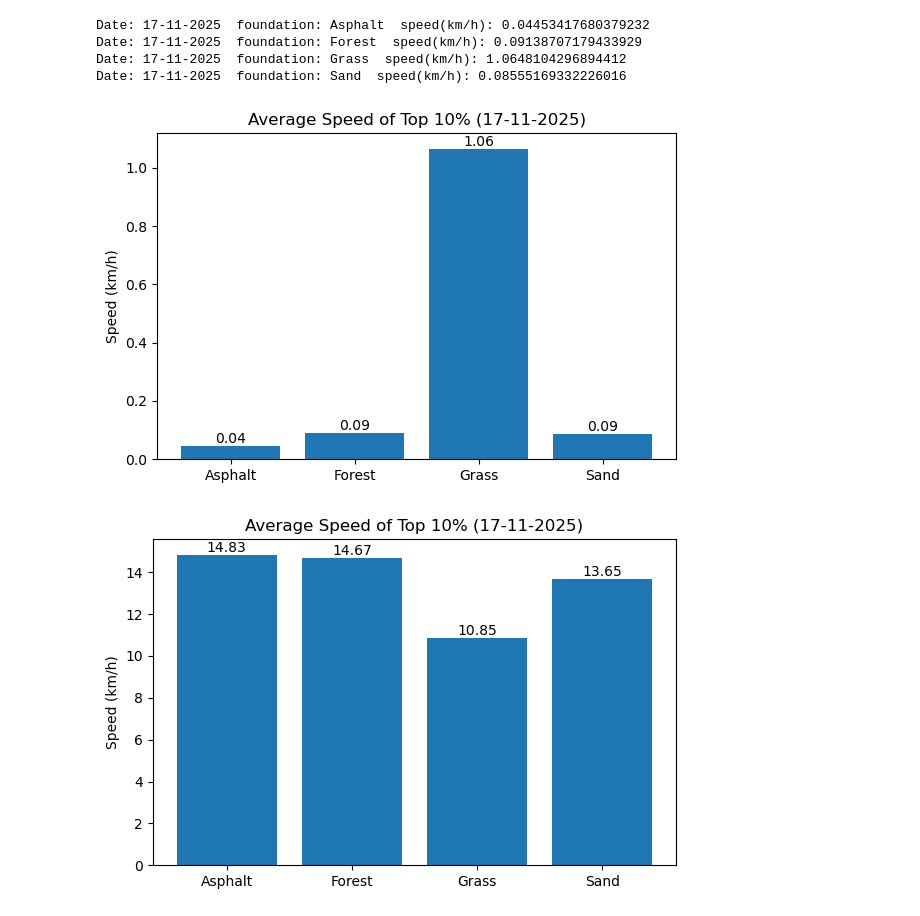
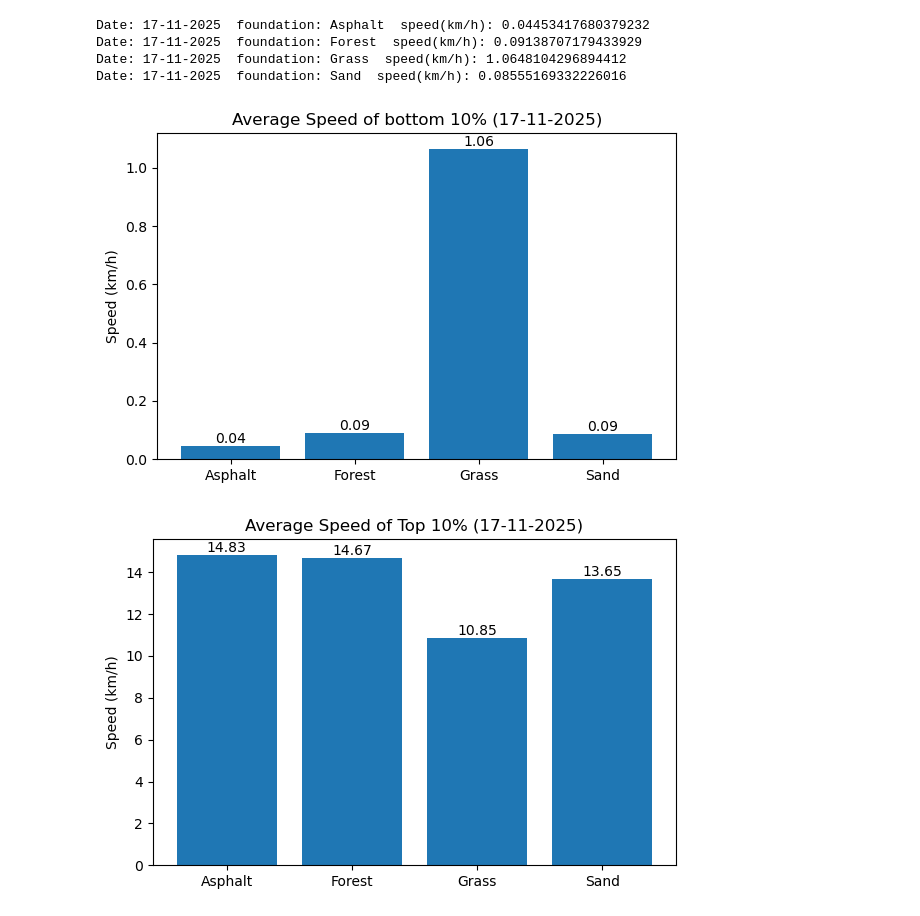
Before and after one commit to Fatemeh-aboulhassani/Movement-Analysis, a Jupyter notebook: notebooks/3. Analysis Foot HeartRate GPX.ipynb, the cells around one changed output. Cells and saved outputs as stored; diff of their text form; code cells hidden in the pictures.

```diff
--- a/notebooks/3. Analysis Foot HeartRate GPX.ipynb
+++ b/notebooks/3. Analysis Foot HeartRate GPX.ipynb
@@ -151,29 +151,19 @@ Date: 17-11-2025  foundation: Forest  speed(km/h): 0.09138707179433929
 Date: 17-11-2025  foundation: Grass  speed(km/h): 1.0648104296894412
 Date: 17-11-2025  foundation: Sand  speed(km/h): 0.08555169332226016
 # %%
-
 foundations = ["Asphalt", "Forest", "Grass", "Sand"]
 speed = [0.04453417680379232, 0.09138707179433929, 1.0648104296894412, 0.08555169332226016]
-
 
 plt.figure(figsize=(6,4))
 bars = plt.bar(foundations, speed)
 
 plt.ylabel("Speed (km/h)")
-plt.title("Average Speed of Top 10% (17-11-2025)")
+plt.title("Average Speed of bottom 10% (17-11-2025)")
 
-for bar in bars:
-    height = bar.get_height()
-    plt.text(
-        bar.get_x() + bar.get_width()/2,
-        height,
-        f"{height:.2f}",
-        ha="center",
-        va="bottom"
-    )
+plt.bar_label(bars, fmt="%.2f") #zwei Nachkommastellen
 
-plt.tight_layout()
+plt.tight_layout() #Texte sich nicht überlappen
 plt.show()
 # %% [output]
-[figure, old version]
+[figure, new version]
 # %%
```
Also changed, not shown: parts of 6 cells of this notebook.
